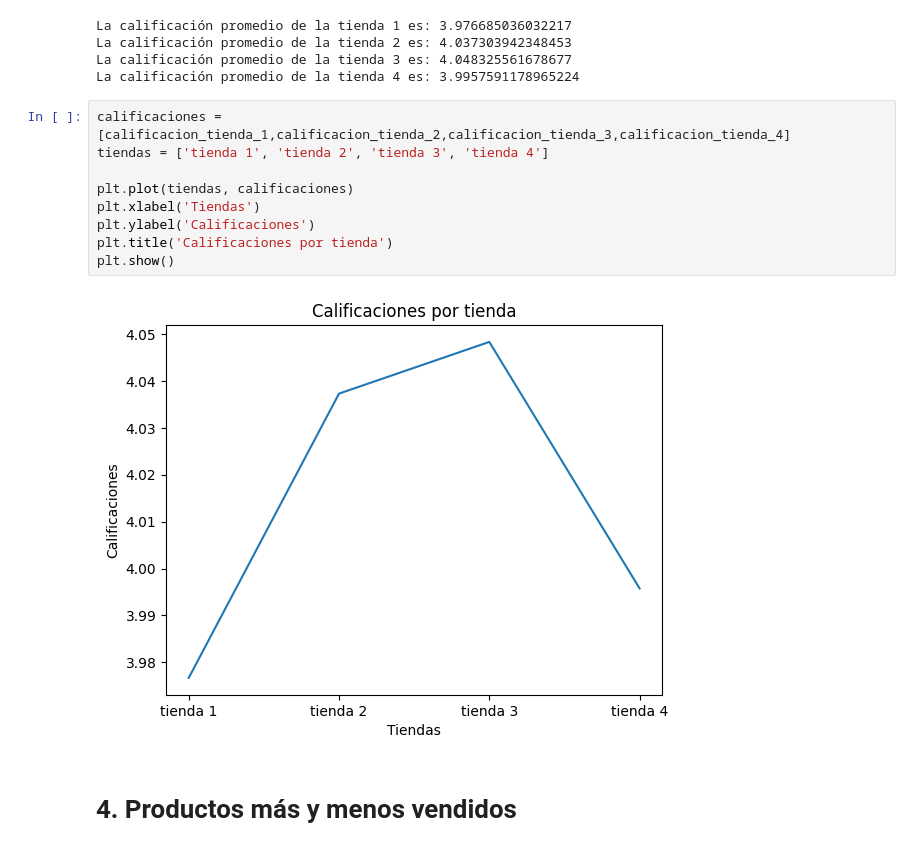
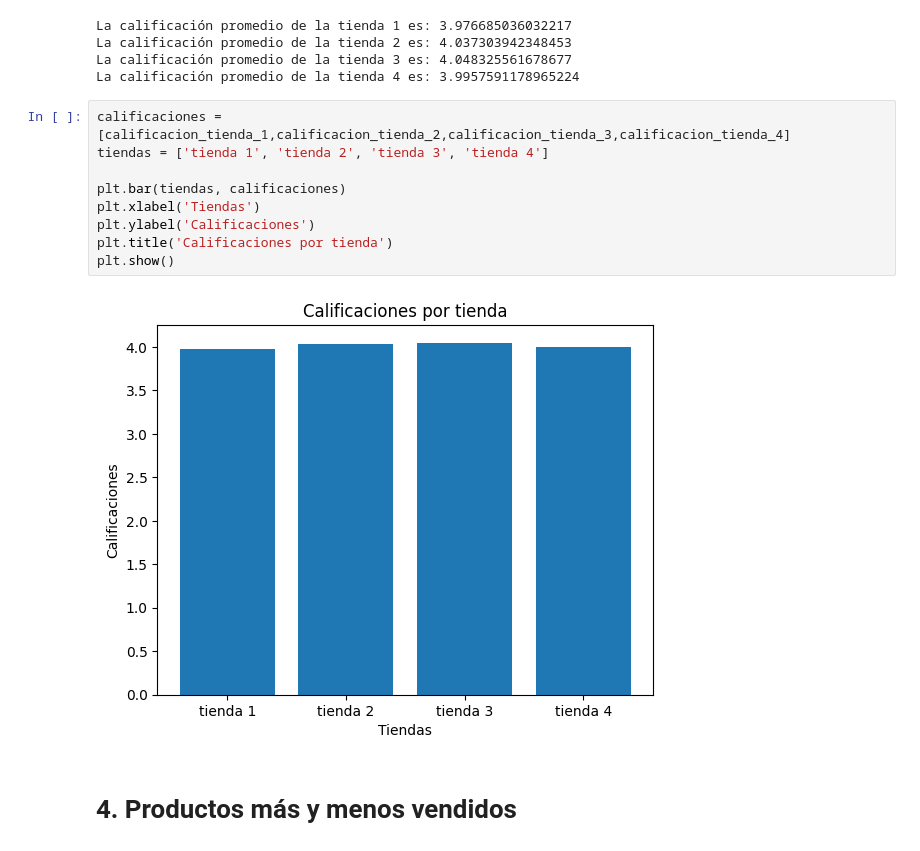
Before and after one commit to veterydaisy/AluraStore, a Jupyter notebook: AluraStoreLatam.ipynb, the cells around one changed output. Saved outputs shown, nothing was run; the diff lists cells and outputs as text.

```diff
--- a/AluraStoreLatam.ipynb
+++ b/AluraStoreLatam.ipynb
@@ -209,14 +243,14 @@ La calificación promedio de la tienda 4 es: 3.9957591178965224
 # %%
 calificaciones = [calificacion_tienda_1,calificacion_tienda_2,calificacion_tienda_3,calificacion_tienda_4]
 tiendas = ['tienda 1', 'tienda 2', 'tienda 3', 'tienda 4']
 
-plt.plot(tiendas, calificaciones)
+plt.bar(tiendas, calificaciones)
 plt.xlabel('Tiendas')
 plt.ylabel('Calificaciones')
 plt.title('Calificaciones por tienda')
 plt.show()
 # %% [output]
-[figure, old version]
+[figure, new version]
 # %% [markdown]
 # 4. Productos más y menos vendidos
 # %%
```
Also changed, not shown: parts of 9 cells of this notebook.
